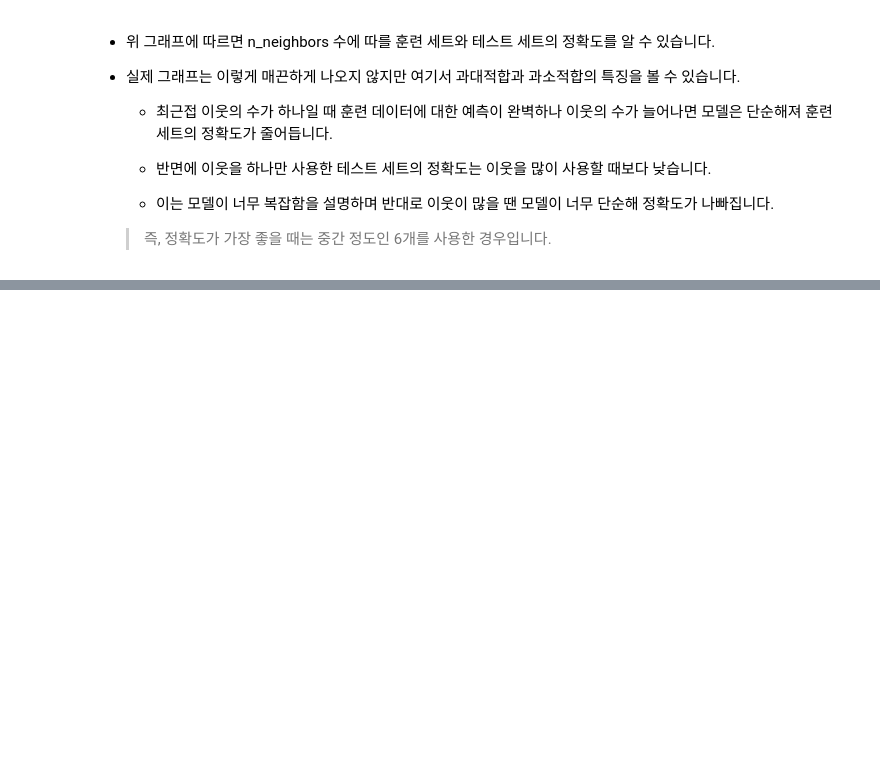
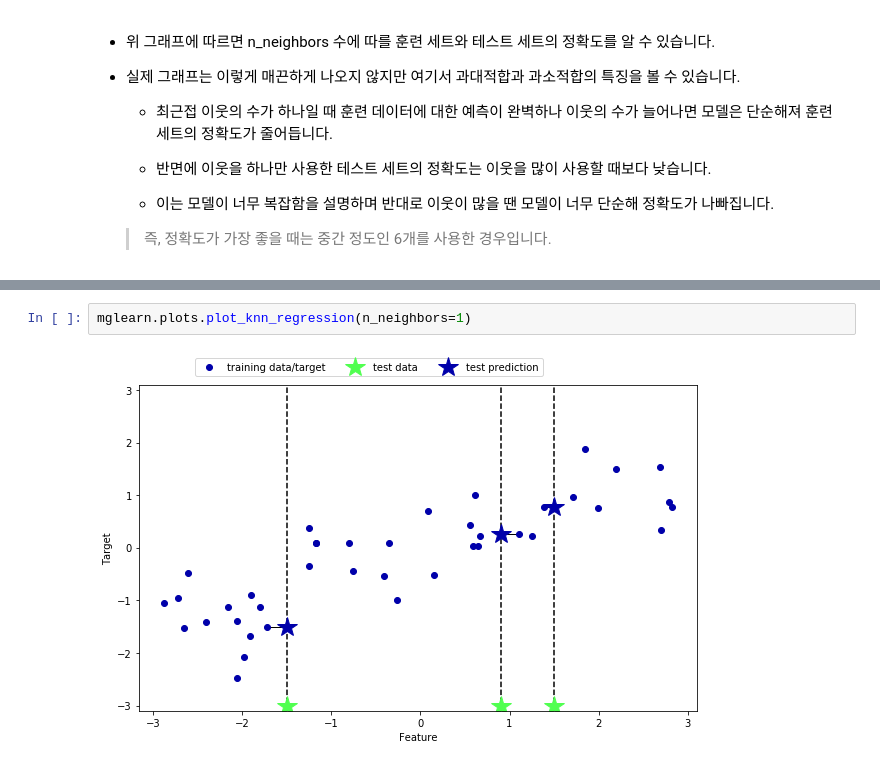
Before and after one commit to Myeonghan-Jeong/introduction-to-marchine-learning-with-python, a Jupyter notebook: chapter02. Supervised Learning.ipynb, the cells around one changed output, grey strips where cells are left out. Drawn from its saved outputs; the diff is of its cells as text; blank space fills up the shorter version.

```diff
--- a/chapter02. Supervised Learning.ipynb
+++ b/chapter02. Supervised Learning.ipynb
@@ -385,0 +394,4 @@ plt.legend()
+# %%
+mglearn.plots.plot_knn_regression(n_neighbors=1)
+# %% [output]
+[figure, added]
```
Also changed, not shown: parts of 11 cells of this notebook.
